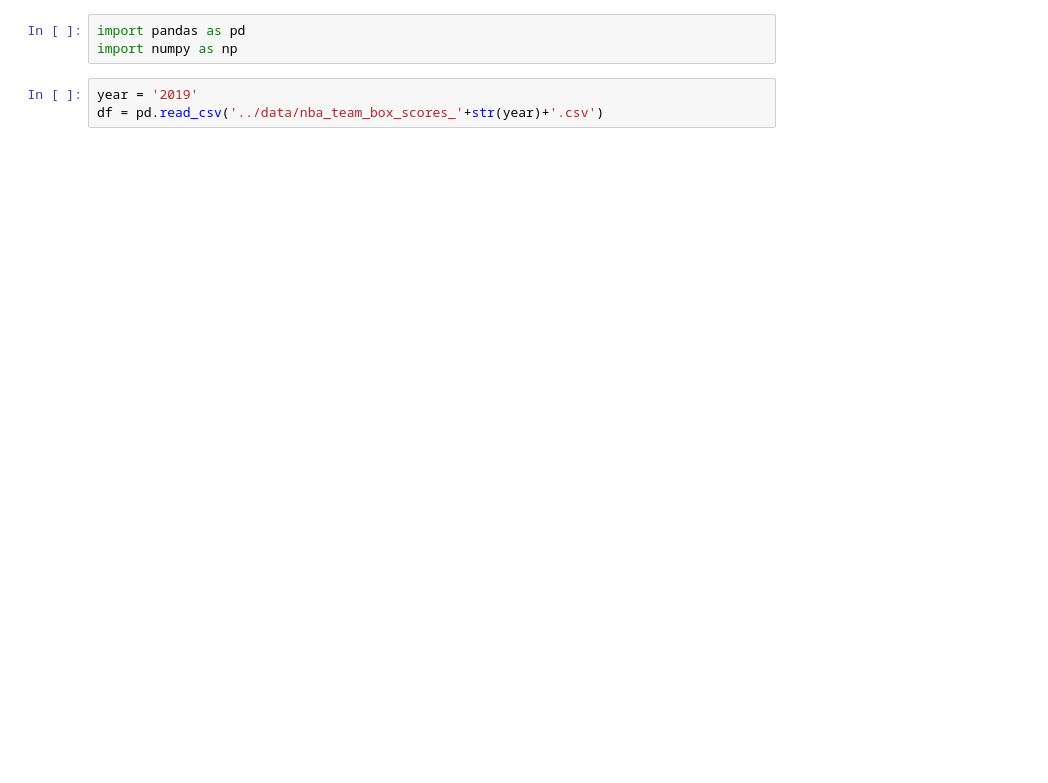
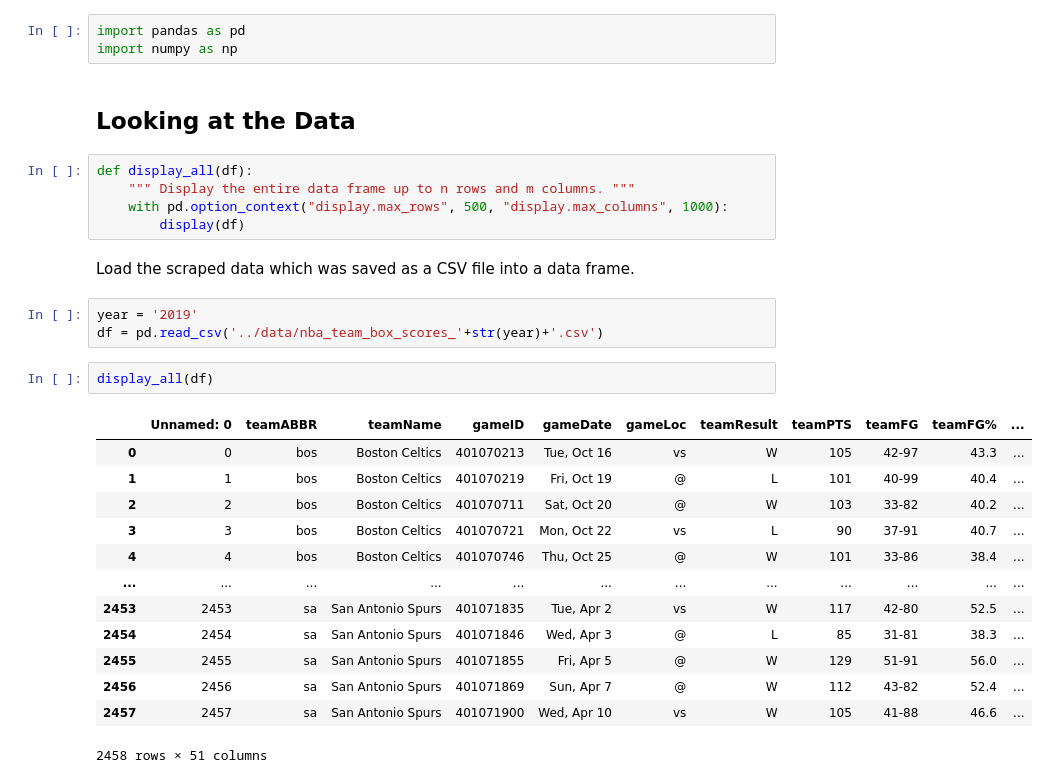
Before and after one commit to myrastone0/Oliver-s-Four-Factors-of-Basketball, a Jupyter notebook: nbs/nbaDataCleaning.ipynb, the cells around one changed output. Cells and saved outputs as stored; diff of their text form; blank space fills up the shorter version.

Commit message:
looking at data

```diff
--- a/nbs/nbaDataCleaning.ipynb
+++ b/nbs/nbaDataCleaning.ipynb
@@ -1,6 +3,31 @@
 # %%
 import pandas as pd
 import numpy as np
+# %% [markdown]
+## Looking at the Data
+# %%
+def display_all(df):
+    """ Display the entire data frame up to n rows and m columns. """
+    with pd.option_context("display.max_rows", 500, "display.max_columns", 1000):
+        display(df)
+# %% [markdown]
+Load the scraped data which was saved as a CSV file into a data frame.
 # %%
 year = '2019'
 df = pd.read_csv('../data/nba_team_box_scores_'+str(year)+'.csv')
+# %%
+display_all(df)
+# %% [output]
+|  | Unnamed: 0 | teamABBR | teamName | gameID | gameDate | gameLoc | teamResult | teamPTS | teamFG | teamFG% | ... |
+| 0 | 0 | bos | Boston Celtics | 401070213 | Tue, Oct 16 | vs | W | 105 | 42-97 | 43.3 | ... |
+| 1 | 1 | bos | Boston Celtics | 401070219 | Fri, Oct 19 | @ | L | 101 | 40-99 | 40.4 | ... |
+| 2 | 2 | bos | Boston Celtics | 401070711 | Sat, Oct 20 | @ | W | 103 | 33-82 | 40.2 | ... |
+| 3 | 3 | bos | Boston Celtics | 401070721 | Mon, Oct 22 | vs | L | 90 | 37-91 | 40.7 | ... |
+| 4 | 4 | bos | Boston Celtics | 401070746 | Thu, Oct 25 | @ | W | 101 | 33-86 | 38.4 | ... |
+| ... | ... | ... | ... | ... | ... | ... | ... | ... | ... | ... | ... |
+| 2453 | 2453 | sa | San Antonio Spurs | 401071835 | Tue, Apr 2 | vs | W | 117 | 42-80 | 52.5 | ... |
+| 2454 | 2454 | sa | San Antonio Spurs | 401071846 | Wed, Apr 3 | @ | L | 85 | 31-81 | 38.3 | ... |
+| 2455 | 2455 | sa | San Antonio Spurs | 401071855 | Fri, Apr 5 | @ | W | 129 | 51-91 | 56.0 | ... |
+| 2456 | 2456 | sa | San Antonio Spurs | 401071869 | Sun, Apr 7 | @ | W | 112 | 43-82 | 52.4 | ... |
+| 2457 | 2457 | sa | San Antonio Spurs | 401071900 | Wed, Apr 10 | vs | W | 105 | 41-88 | 46.6 | ... |
+2458 rows × 51 columns
```
Also changed, not shown: parts of 5 cells of this notebook.
